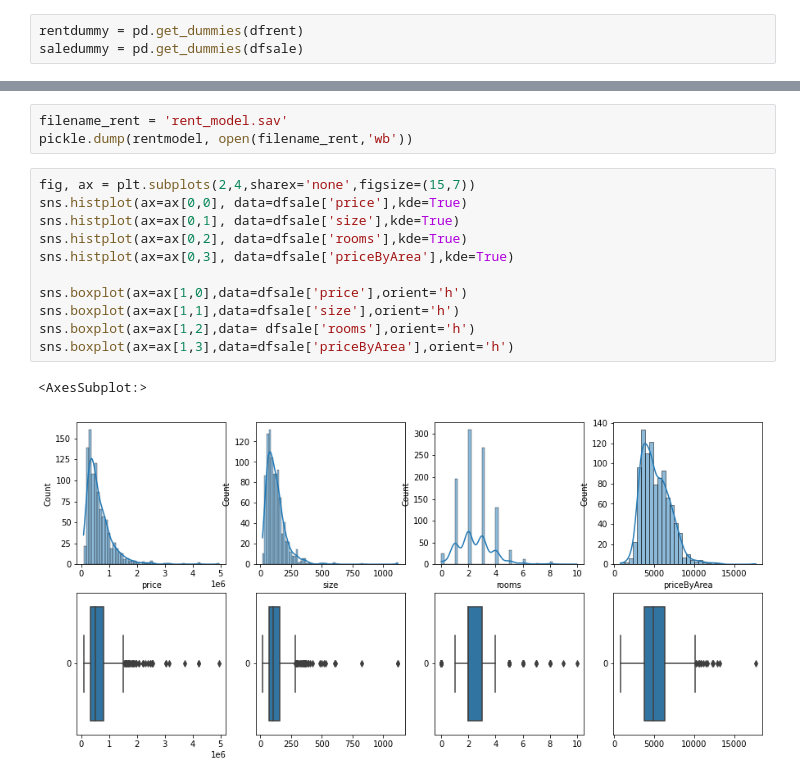
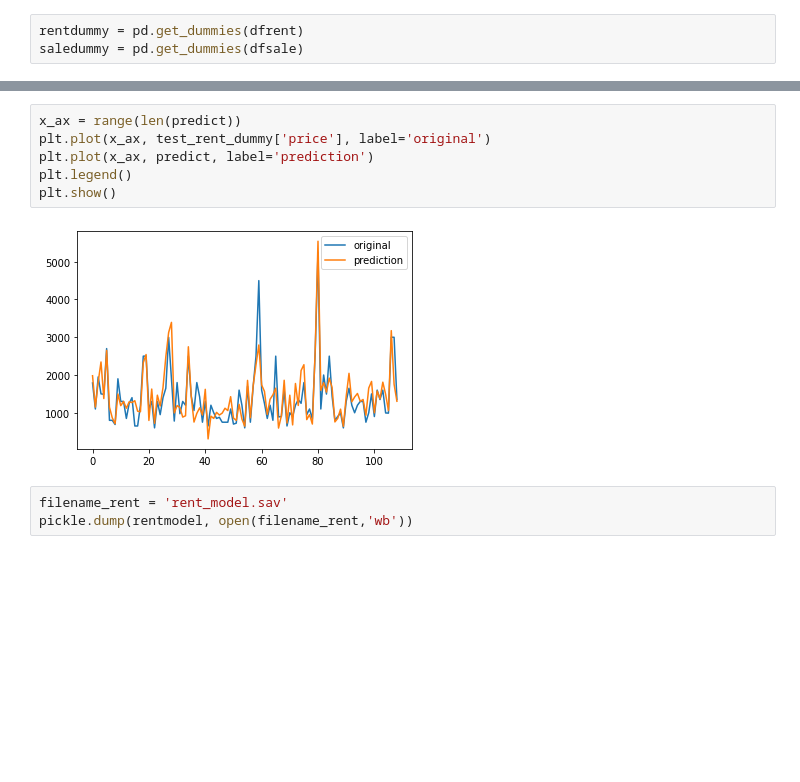
Before and after one commit to Astrobert0/Project-5-scikitlearn, a Jupyter notebook: model_selection.ipynb, the cells around one changed output, grey strips where cells are left out. Drawn from its saved outputs; the diff is of its cells as text; blank space fills up the shorter version.

```diff
--- a/model_selection.ipynb
+++ b/model_selection.ipynb
@@ -121,20 +124,14 @@ r2_score(test_rent_dummy['price'], predict)
+# %%
+x_ax = range(len(predict))
+plt.plot(x_ax, test_rent_dummy['price'], label='original')
+plt.plot(x_ax, predict, label='prediction')
+plt.legend()
+plt.show()
+# %% [output]
+[figure, added]
 # %%
 filename_rent = 'rent_model.sav'
 pickle.dump(rentmodel, open(filename_rent,'wb'))
-# %%
-fig, ax = plt.subplots(2,4,sharex='none',figsize=(15,7))
-sns.histplot(ax=ax[0,0], data=dfsale['price'],kde=True)
-sns.histplot(ax=ax[0,1], data=dfsale['size'],kde=True)
-sns.histplot(ax=ax[0,2], data=dfsale['rooms'],kde=True)
-sns.histplot(ax=ax[0,3], data=dfsale['priceByArea'],kde=True)
-
-sns.boxplot(ax=ax[1,0],data=dfsale['price'],orient='h')
-sns.boxplot(ax=ax[1,1],data=dfsale['size'],orient='h')
-sns.boxplot(ax=ax[1,2],data= dfsale['rooms'],orient='h')
-sns.boxplot(ax=ax[1,3],data=dfsale['priceByArea'],orient='h')
-# %% [output]
-<AxesSubplot:>
-[figure, removed]
 # %%
 x_trainsale, x_testsale, y_trainsale, y_testsale = train_test_split(saledummy[['size', 'rooms', 'bathrooms', 'latitude', 'longitude', 'floorNumeric', 'propertyType_duplex','propertyType_flat', 'propertyType_penthouse', 'propertyType_studio']], saledummy['price'], test_size=0.75,train_size=0.25, random_state= 3)
 
```
Also changed, not shown: parts of 22 cells of this notebook, 4 other files.
